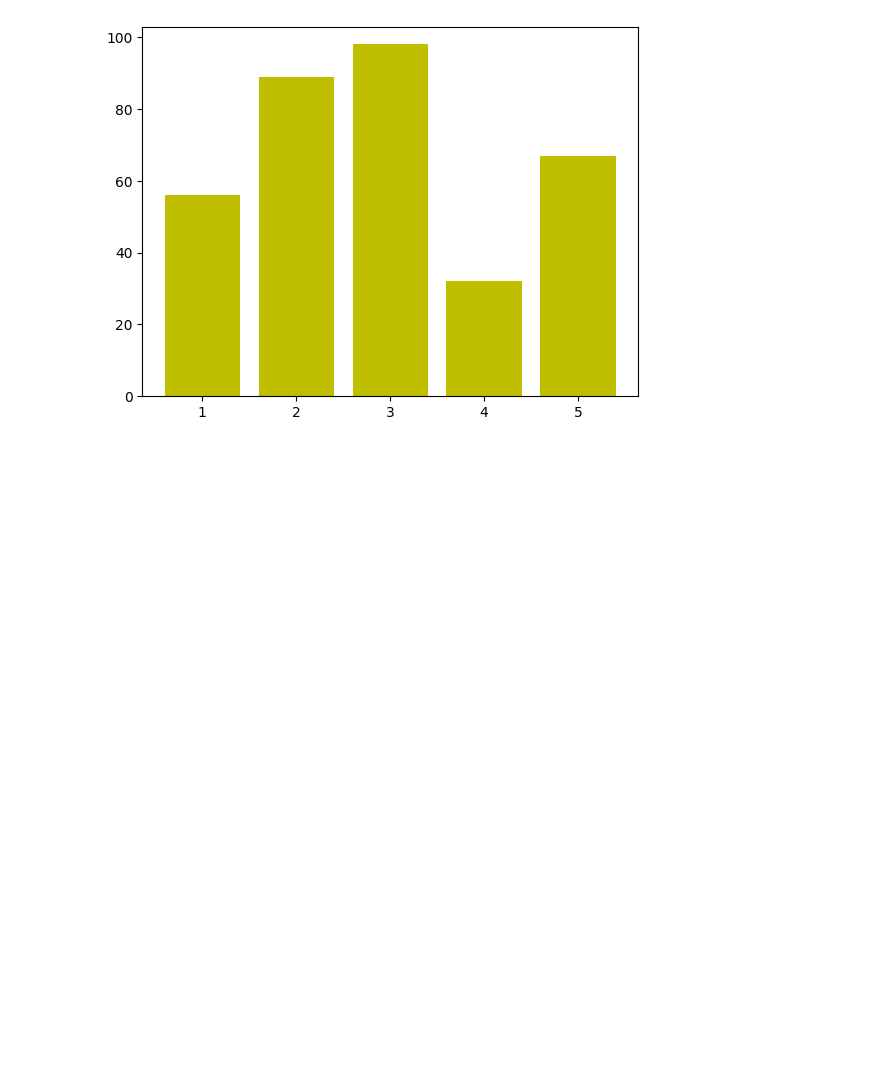
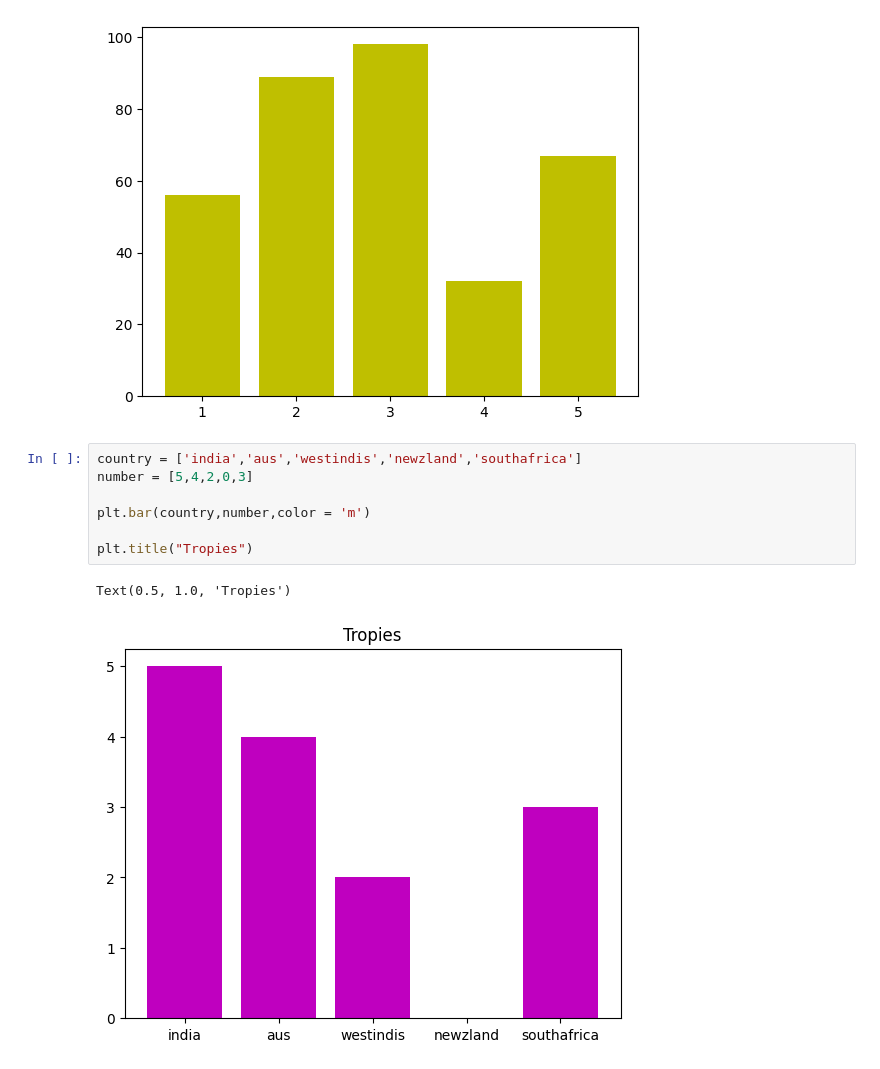
Before and after one commit to Nandanalinson/Python-core-concepts, a Jupyter notebook: day51/matplot_lib.ipynb, the cells around one changed output. Saved outputs shown, nothing was run; the diff lists cells and outputs as text; blank space fills up the shorter version.

Commit message:
Matplot_lib: bar chart

```diff
--- a/day51/matplot_lib.ipynb
+++ b/day51/matplot_lib.ipynb
@@ -253,3 +253,13 @@ plt.bar(x1,y1,color = 'y')
 # %% [output]
 <BarContainer object of 5 artists>
 [figure]
+# %%
+country = ['india','aus','westindis','newzland','southafrica']
+number = [5,4,2,0,3]
+
+plt.bar(country,number,color = 'm')
+
+plt.title("Tropies")
+# %% [output]
+Text(0.5, 1.0, 'Tropies')
+[figure, added]
```
